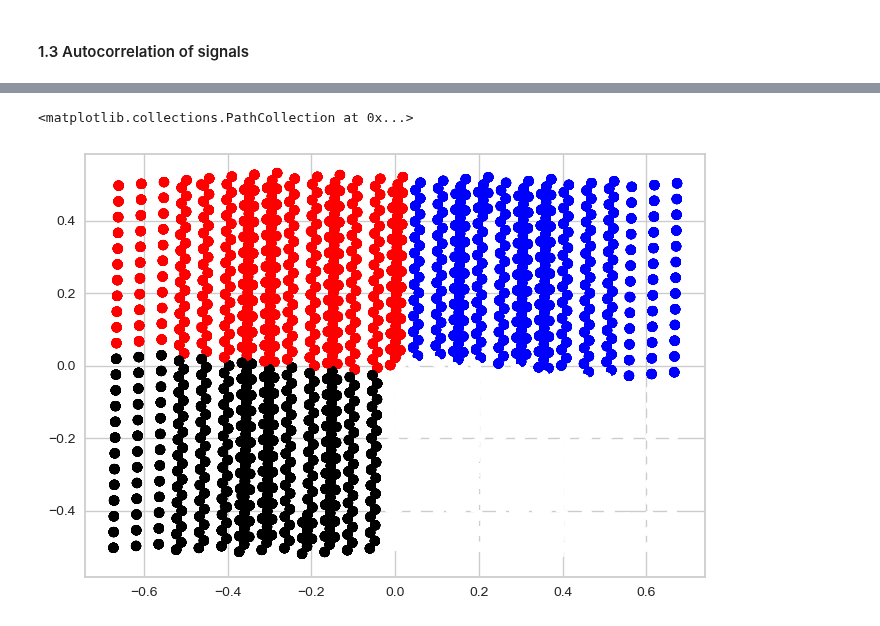
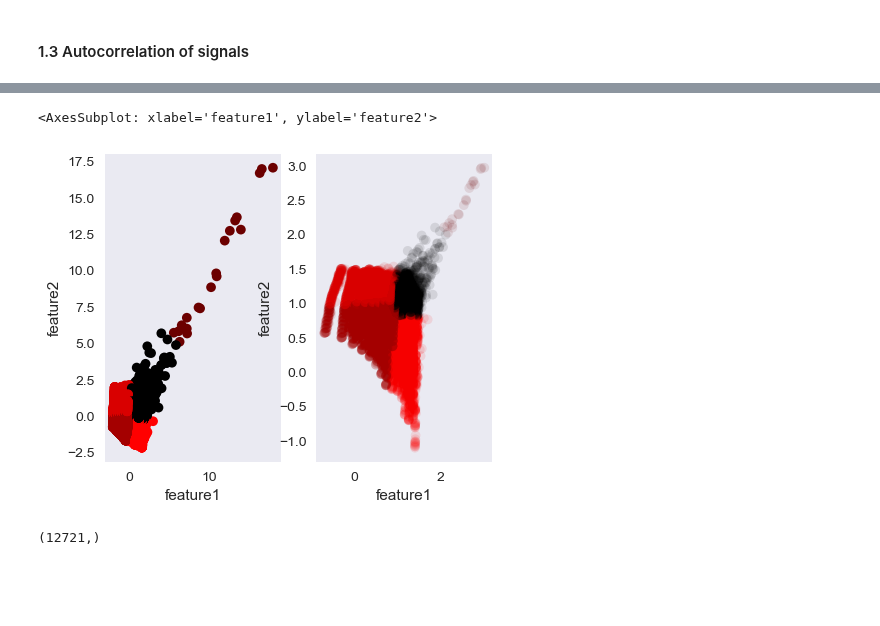
Before and after one commit to marci-nemeth/ML-Notebooks, a Jupyter notebook: 5-TimeSeries/NumentaAnomalyBenchmark.ipynb, the cells around one changed output, grey strips where cells are left out. Cells and saved outputs as stored; diff of their text form; code cells hidden in the pictures; blank space fills up the shorter version.

```diff
--- a/5-TimeSeries/NumentaAnomalyBenchmark.ipynb
+++ b/5-TimeSeries/NumentaAnomalyBenchmark.ipynb
@@ -52,8 +52,11 @@ from statsmodels.graphics import tsaplots
 from yellowbrick.cluster import KElbowVisualizer
 from sklearn.preprocessing import StandardScaler, MinMaxScaler
 from sklearn.decomposition import PCA
-
+from matplotlib.pyplot import style
 from sklearn.cluster import KMeans
+from pyemma import msm
 import tensorflow as tf
 import seaborn as sns
+
+style.use("seaborn-v0_8-dark")
 # %%
@@ -156,7 +150,8 @@ df["hour_of_day"] = df["timestamp"].dt.hour
 # %%
 st_scaler = StandardScaler()
-mm_scaler = MinMaxScaler()
+mm_scaler = StandardScaler()
 pca = PCA(n_components=2)
 norm_val = mm_scaler.fit_transform(df[["value","day_of_week","week_of_year","hour_of_day"]])
 pca_mat = pca.fit_transform(norm_val)
+pca_mat = st_scaler.fit_transform(pca_mat)
 pca_df = pd.DataFrame(pca_mat,columns=["feature1","feature2"])
@@ -171,5 +169,4 @@ Elbow Method to determine the number of clusters to be formed:
 # %%
-clf_kmeans = KMeans(n_clusters=4)
+clf_kmeans = KMeans(n_clusters=5)
 
 pca_df["cluster"] = clf_kmeans.fit_predict(pca_df)
-print(pca_df)
@@ -191,5 +173,10 @@ print(pca_df)
-# %%
-plt.scatter(pca_df["feature1"],pca_df["feature2"],c=pca_df["cluster"],cmap="flag")
-# %% [output]
-<matplotlib.collections.PathCollection at 0x...>
-[figure, removed]
+# %%
+fig,axes= plt.subplots(1,2,figsize=(5,4))
+sns.scatterplot(x=pca_df["feature1"],y=pca_df["feature2"],c=pca_df["cluster"],cmap="flag", linewidth=0,ax=axes[0])
+sns.scatterplot(x=np.log(pca_df["feature1"]+abs(min(pca_df["feature1"]))+0.5),
+                y=np.log(pca_df["feature2"]+abs(min(pca_df["feature1"]))+0.5),
+                c=pca_df["cluster"],cmap="flag", linewidth=0,
+                alpha=0.1,ax=axes[1])
+# %% [output]
+<AxesSubplot: xlabel='feature1', ylabel='feature2'>
+[figure, added]
@@ -195,0 +219,8 @@ plt.scatter(pca_df["feature1"],pca_df["feature2"],c=pca_df["cluster"],cmap="flag
+# %%
+print(X_train.shape)
+# df["timestamp"] = pd.to_datetime(df["timestamp"])
+# df["day_of_week"] = df["timestamp"].dt.weekday
+# df["week_of_year"] =  df["timestamp"].dt.isocalendar().week
+# df["hour_of_day"] = df["timestamp"].dt.hour
+# %% [output]
+(12721,)
```
Also changed, not shown: parts of 25 cells of this notebook.
